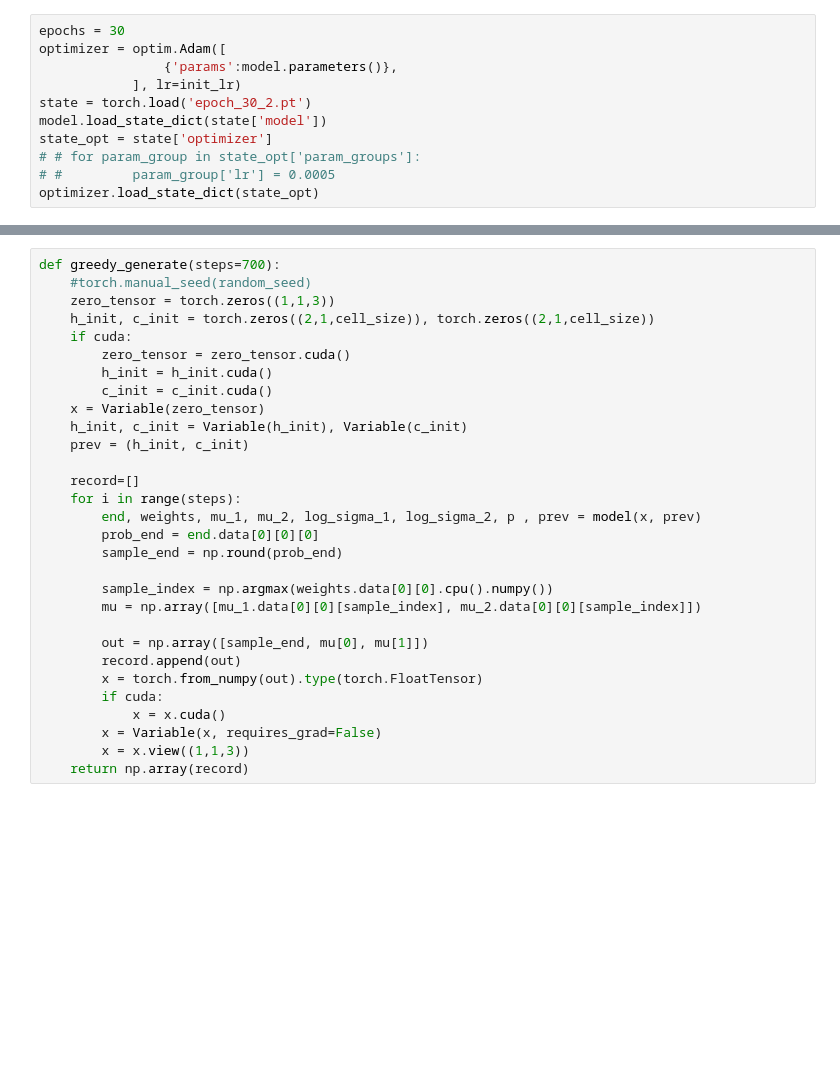
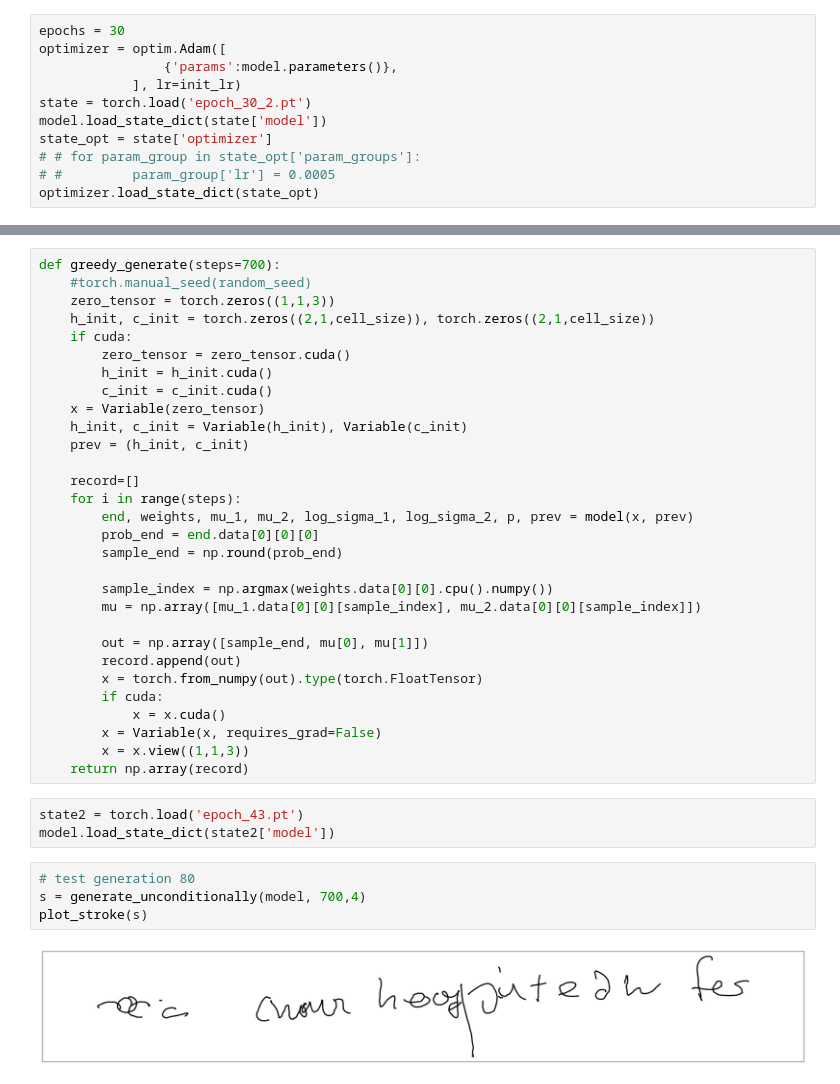
Before and after one commit to wezteoh/handwriting_synthesis, a Jupyter notebook: model_training.ipynb, the cells around one changed output, grey strips where cells are left out. Cells and saved outputs as stored; diff of their text form; blank space fills up the shorter version.

```diff
--- a/model_training.ipynb
+++ b/model_training.ipynb
@@ -262,7 +259,7 @@ def greedy_generate(steps=700):
 
     record=[]
     for i in range(steps):
-        end, weights, mu_1, mu_2, log_sigma_1, log_sigma_2, p , prev = model(x, prev)
+        end, weights, mu_1, mu_2, log_sigma_1, log_sigma_2, p, prev = model(x, prev)
         prob_end = end.data[0][0][0]
         sample_end = np.round(prob_end)
 
@@ -277,3 +274,12 @@ def greedy_generate(steps=700):
         x = Variable(x, requires_grad=False)
         x = x.view((1,1,3))
     return np.array(record)
+# %%
+state2 = torch.load('epoch_43.pt')
+model.load_state_dict(state2['model'])
+# %%
+# test generation 80
+s = generate_unconditionally(model, 700,4)
+plot_stroke(s)
+# %% [output]
+[figure, added]
```
Also changed, not shown: parts of 8 cells of this notebook, 2 other files.
